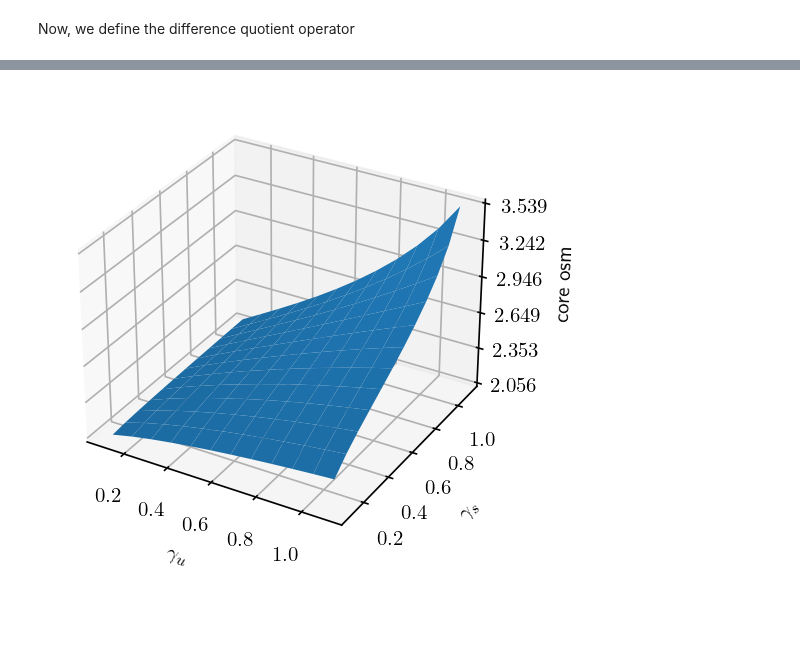
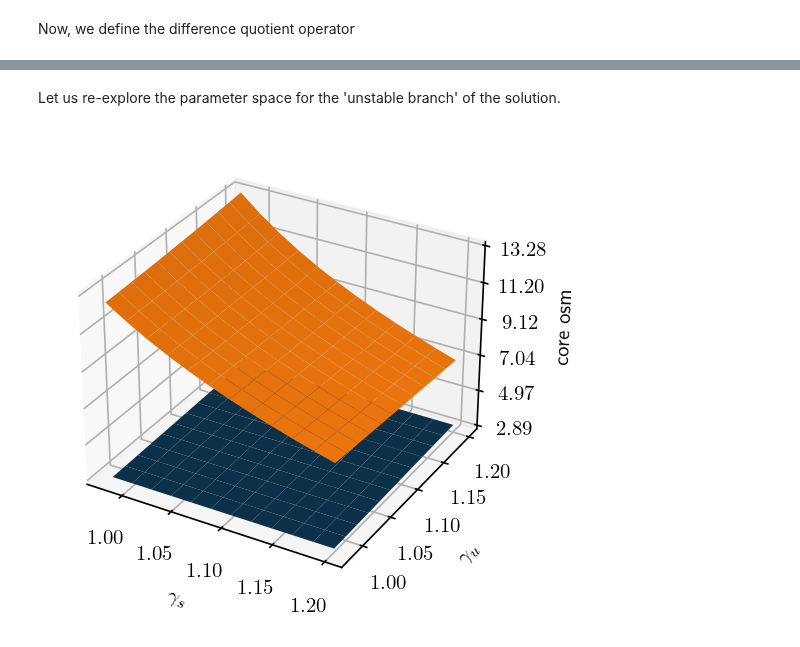
Before and after one commit to mathmd/kidney, a Jupyter notebook: passive/salt_dump.ipynb, the cells around one changed output, grey strips where cells are left out. Drawn from its saved outputs; the diff is of its cells as text; code cells hidden in the pictures; blank space fills up the shorter version.

Commit message:
experiment with unstable solution

```diff
--- a/passive/salt_dump.ipynb
+++ b/passive/salt_dump.ipynb
@@ -55,12 +55,12 @@ def res(y):
     q_A_avg = avg(q_A)
     q_out_avg = avg(q_out)
 
-    if s_dump>0:
-        S_0 = np.zeros(N)
-        for l in range(N):
-            S_0[l] = S[-1] - S_avg[l] - s_dump*(1-(l+0.5)*dx)
-    elif s_dump==0:
-        S_0 = S[-1] - S_avg
+    # if s_dump>0:
+    S_0 = np.zeros(N)
+    for l in range(N):
+        S_0[l] = S[-1] - S_avg[l] - s_dump*(1-(l+0.5)*dx)
+    # elif s_dump==0.0:
+    #     S_0 = S[-1] - S_avg
     U_0 = U[-1] - U_avg
     q_0 = q_out_avg - q_C_avg - q_A_avg - q_D_avg
 
@@ -208,0 +326,2 @@ plt.show
+# %% [markdown]
+Let us re-explore the parameter space for the 'unstable branch' of the solution.
@@ -209,16 +361,16 @@ plt.show
 # %%
-end_osm_0 = np.zeros((12,12))
-end_osm_C = np.zeros((12,12))
-end_osm_D = np.zeros((12,12))
+nodump_osm_0 = np.zeros((12,12))
+nodump_osm_C = np.zeros((12,12))
+nodump_osm_D = np.zeros((12,12))
 y[:] = np.load('./4fluxes_1nephron.npy')
 
 y_init[:] = y.copy()
 # Transport parameters
 for i in range(12):
     for j in range(12):
-        u_perm = .1*(i+1)
+        u_perm = 0.96 + .02*(i+1)
         # if (i%2)==0:
-        s_perm = .1*(j+1)
+        s_perm = 0.96 + .02*(j+1)
         # else:
             # s_perm = .1*(10-j)
         w_D_perm = 10
@@ -231,24 +383,25 @@ for i in range(12):
         q_0 = avg(q_out) - avg(q_C) - avg(q_A) - avg(q_D)
         S_0 = S[-1] - avg(S)
         U_0 = U[-1] - avg(U)
-        end_osm_0[i,j] = (2*S_0[-1]+U_0[-1])/q_0[-1]
-        end_osm_C[i,j] = U[-1]/q_C[-1]
-        end_osm_D[i,j] = 2*S_input/q_D[-1]
+        nodump_osm_0[i,j] = (2*S_0[-1]+U_0[-1])/q_0[-1]
+        nodump_osm_C[i,j] = U[-1]/q_C[-1]
+        nodump_osm_D[i,j] = 2*S_input/q_D[-1]
 # %%
 # Plotting end osmolarity against u_perm,s_perm
 from matplotlib.ticker import LinearLocator
-u_space = np.linspace(0.1,1.1,num=12)
-s_space = np.linspace(0.1,1.1,num=12)
+u_space = np.linspace(0.98,1.2,num=12)
+s_space = np.linspace(0.98,1.2,num=12)
 u_space, s_space = np.meshgrid(u_space, s_space)
 
 ax = plt.figure().add_subplot(projection='3d')
 
-surf = ax.plot_surface(u_space,s_space,end_osm_0)
+surf_nodump = ax.plot_surface(s_space,u_space,nodump_osm_0)
+surf_dump = ax.plot_surface(s_space,u_space,end_osm_0)
 plt.rcParams['text.usetex'] = True
-plt.xlabel(r"$\gamma_u$")
-plt.ylabel(r"$\gamma_s$")
+plt.xlabel(r"$\gamma_s$")
+plt.ylabel(r"$\gamma_u$")
 ax.zaxis.set_major_locator(LinearLocator(6))
 ax.set_zlabel(r"core osm")
 plt.show()
 # %% [output]
-[figure, old version]
+[figure, new version]
```
Also changed, not shown: parts of 28 cells of this notebook, 16 other files.
